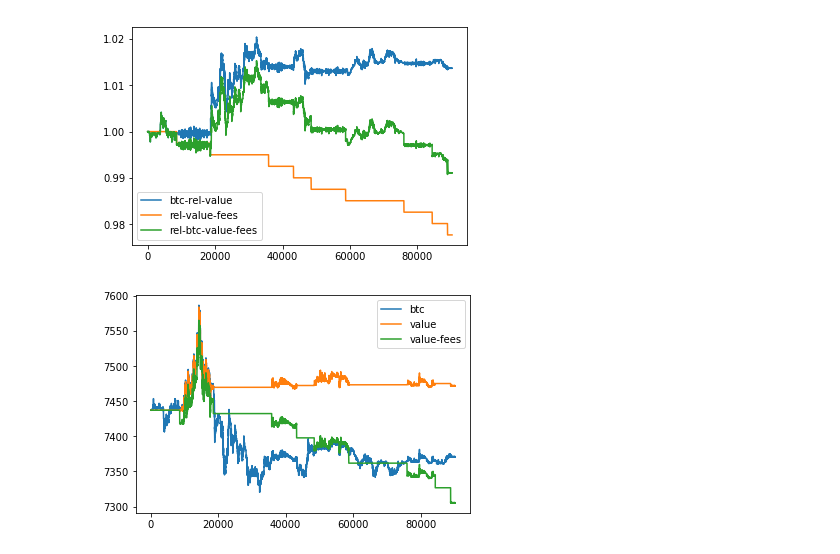
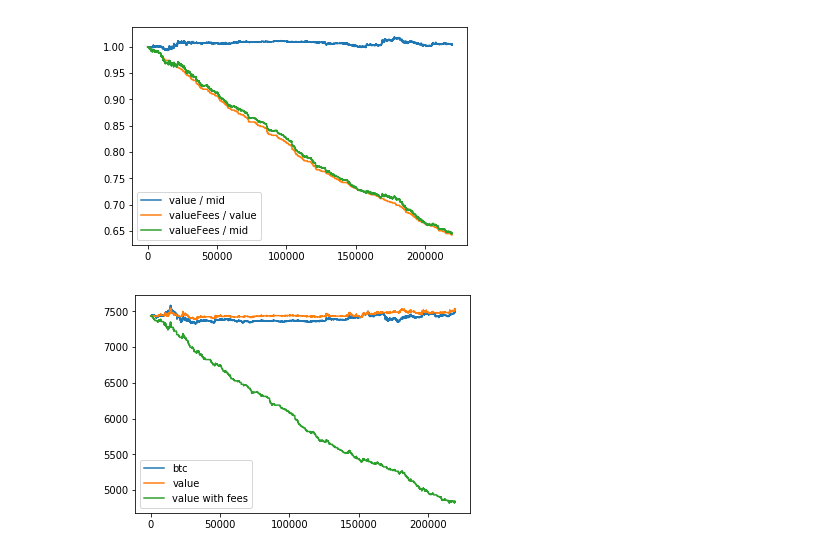
Before and after one commit to inmensustrading/inmensus, a Jupyter notebook: research/gemini-full-stack/mvac_analysis.ipynb, the cells around one changed output. Saved outputs shown, nothing was run; the diff lists cells and outputs as text; code cells hidden in the pictures.

```diff
--- a/research/gemini-full-stack/mvac_analysis.ipynb
+++ b/research/gemini-full-stack/mvac_analysis.ipynb
@@ -49,25 +53,19 @@ plt.show()
-# %%
-FEE_RATIO = 25 * 1e-4
-
-dPortfolio = portfolio.shift(-1) - portfolio
-dRelValueFees = 1 - dPortfolio.abs() * FEE_RATIO
-#value with fees relative to value without fees
-relValueFees = dRelValueFees.cumprod()
-#value with fees relative to btc
-relBTCValueFees = relValueFees * relBTCValue
-plt.plot(relBTCValue, label = "btc-rel-value")
-plt.plot(relValueFees, label = "rel-value-fees")
-plt.plot(relBTCValueFees, label = "rel-btc-value-fees")
-plt.legend()
-plt.show()
-# %% [output]
-[figure, removed]
+# %%
+FEE_RATIO = 20 * 1e-4
+
+valueFees = portfolioToValue(FEE_RATIO, mid, portfolio)
+plt.plot(value / mid, label = "value / mid")
+plt.plot(valueFees / value, label = "valueFees / value")
+plt.plot(valueFees / mid, label = "valueFees / mid")
+plt.legend()
+plt.show()
+# %% [output]
+[figure, added]
 # %%
-valueFees = relValueFees * value
-plt.plot(df["mid"], label = "btc")
+plt.plot(mid, label = "btc")
 plt.plot(value, label = "value")
-plt.plot(valueFees, label = "value-fees")
+plt.plot(valueFees, label = "value with fees")
 plt.legend()
 plt.show()
 # %% [output]
-[figure, old version]
+[figure, new version]
```
Also changed, not shown: parts of 13 cells of this notebook, 2 other files.
